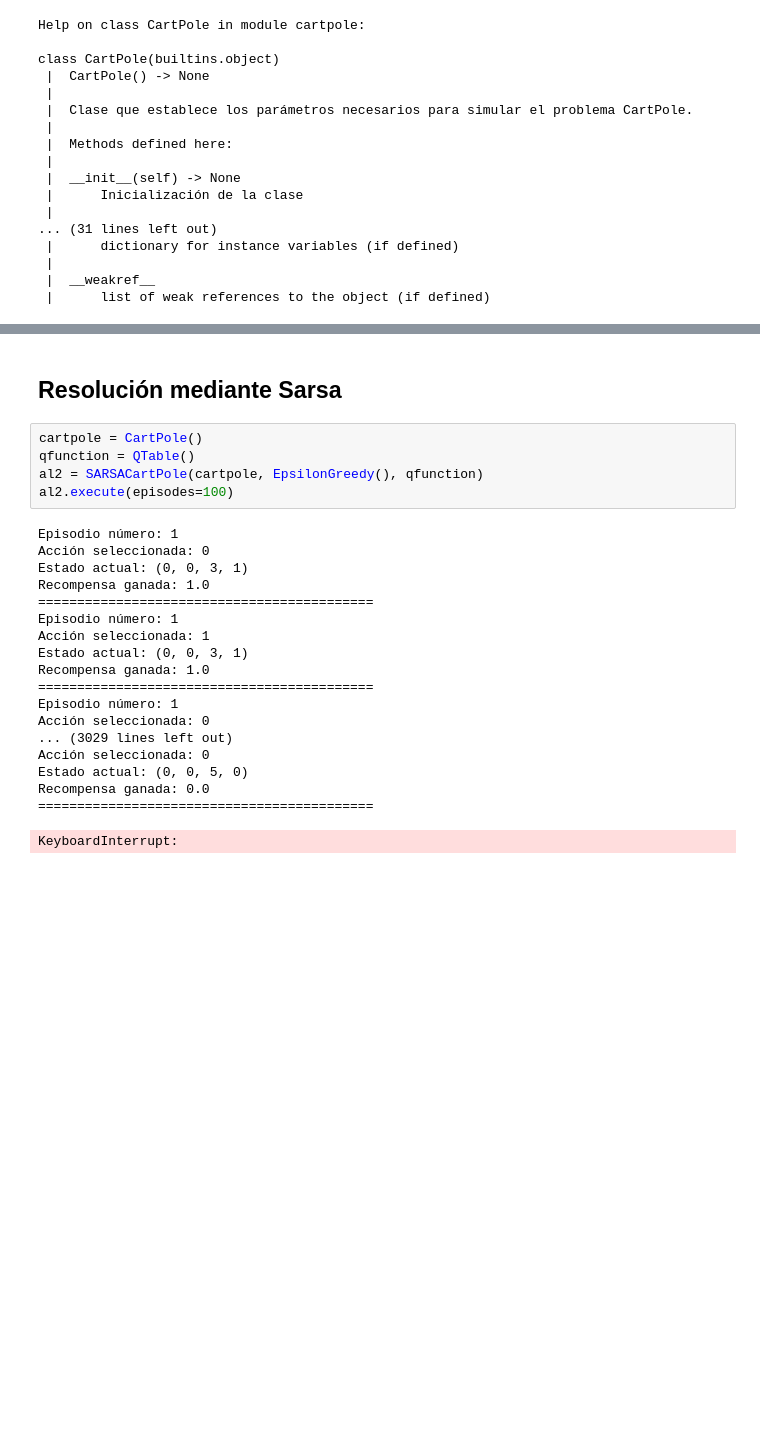
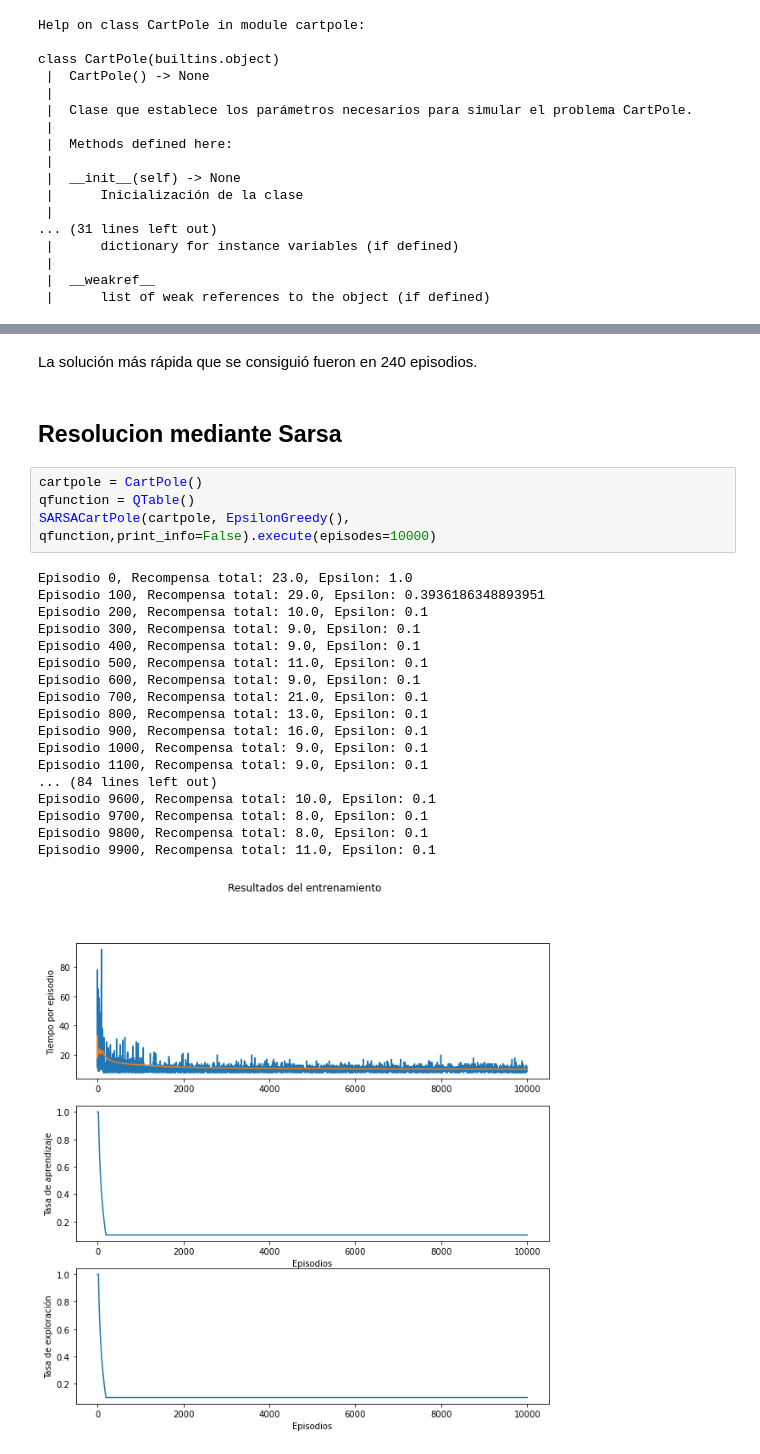
Before and after one commit to kennyfh/SVRAI, a Jupyter notebook: Ejercicios.ipynb, the cells around one changed output, grey strips where cells are left out. Cells and saved outputs as stored; diff of their text form; blank space fills up the shorter version.

```diff
--- a/Ejercicios.ipynb
+++ b/Ejercicios.ipynb
@@ -740,26 +722,27 @@ Episodio número: 905
-# %% [markdown]
-## Resolución mediante Sarsa
-# %%
-cartpole = CartPole()
-qfunction = QTable()
-al2 = SARSACartPole(cartpole, EpsilonGreedy(), qfunction)
-al2.execute(episodes=100)
-# %% [output]
-Episodio número: 1
-Acción seleccionada: 0
-Estado actual: (0, 0, 3, 1)
-Recompensa ganada: 1.0
-===========================================
-Episodio número: 1
-Acción seleccionada: 1
-Estado actual: (0, 0, 3, 1)
-Recompensa ganada: 1.0
-===========================================
-Episodio número: 1
-Acción seleccionada: 0
-... (3029 lines left out)
-Acción seleccionada: 0
-Estado actual: (0, 0, 5, 0)
-Recompensa ganada: 0.0
-===========================================
-KeyboardInterrupt:
+# %% [markdown]
+La solución más rápida que se consiguió fueron en 240 episodios.
+# %% [markdown]
+## Resolucion mediante Sarsa
+# %%
+cartpole = CartPole()
+qfunction = QTable()
+SARSACartPole(cartpole, EpsilonGreedy(), qfunction,print_info=False).execute(episodes=10000)
+# %% [output]
+Episodio 0, Recompensa total: 23.0, Epsilon: 1.0
+Episodio 100, Recompensa total: 29.0, Epsilon: 0.3936186348893951
+Episodio 200, Recompensa total: 10.0, Epsilon: 0.1
+Episodio 300, Recompensa total: 9.0, Epsilon: 0.1
+Episodio 400, Recompensa total: 9.0, Epsilon: 0.1
+Episodio 500, Recompensa total: 11.0, Epsilon: 0.1
+Episodio 600, Recompensa total: 9.0, Epsilon: 0.1
+Episodio 700, Recompensa total: 21.0, Epsilon: 0.1
+Episodio 800, Recompensa total: 13.0, Epsilon: 0.1
+Episodio 900, Recompensa total: 16.0, Epsilon: 0.1
+Episodio 1000, Recompensa total: 9.0, Epsilon: 0.1
+Episodio 1100, Recompensa total: 9.0, Epsilon: 0.1
+... (84 lines left out)
+Episodio 9600, Recompensa total: 10.0, Epsilon: 0.1
+Episodio 9700, Recompensa total: 8.0, Epsilon: 0.1
+Episodio 9800, Recompensa total: 8.0, Epsilon: 0.1
+Episodio 9900, Recompensa total: 11.0, Epsilon: 0.1
+[figure, added]
```
Also changed, not shown: parts of 30 cells of this notebook, 6 other files.
